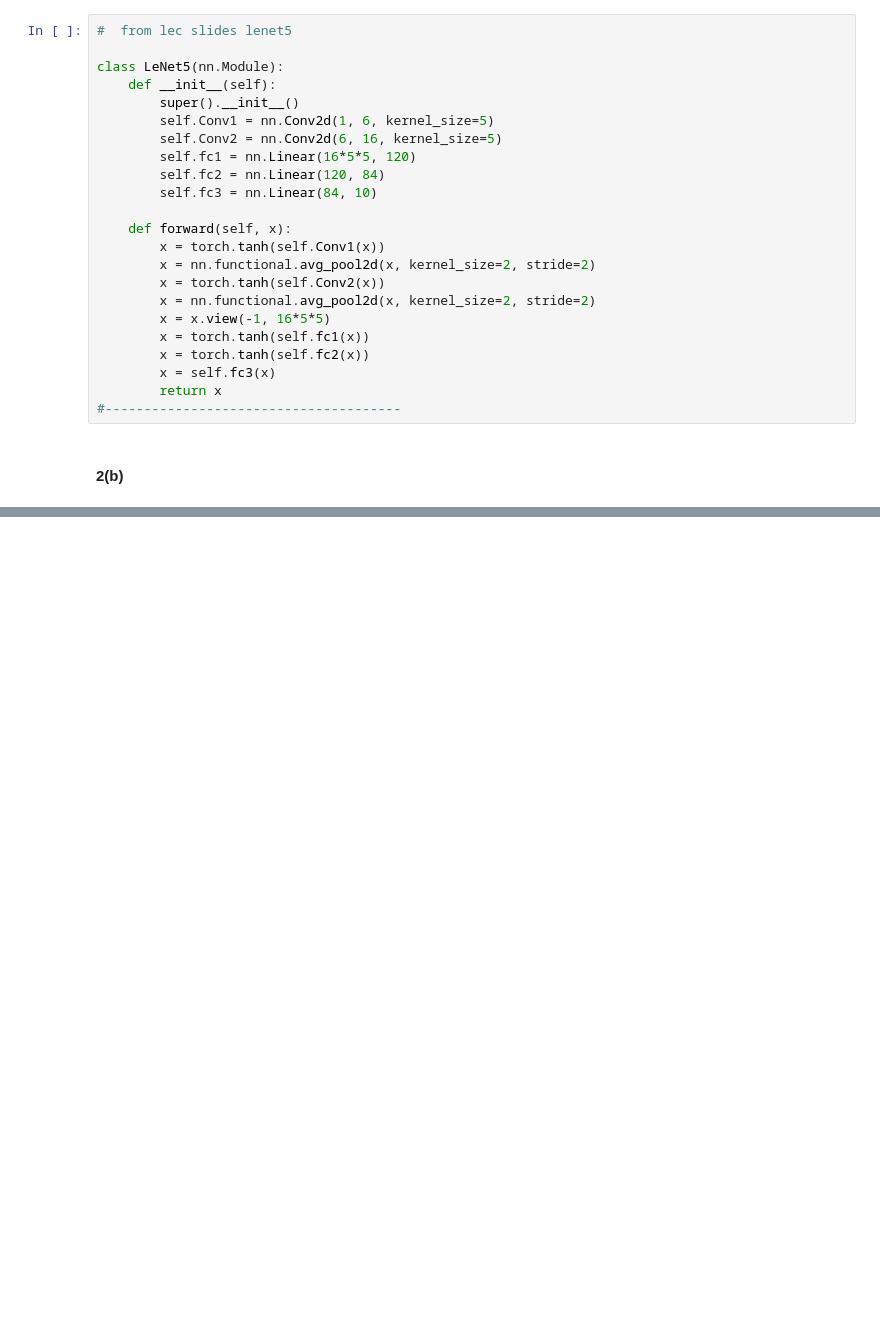
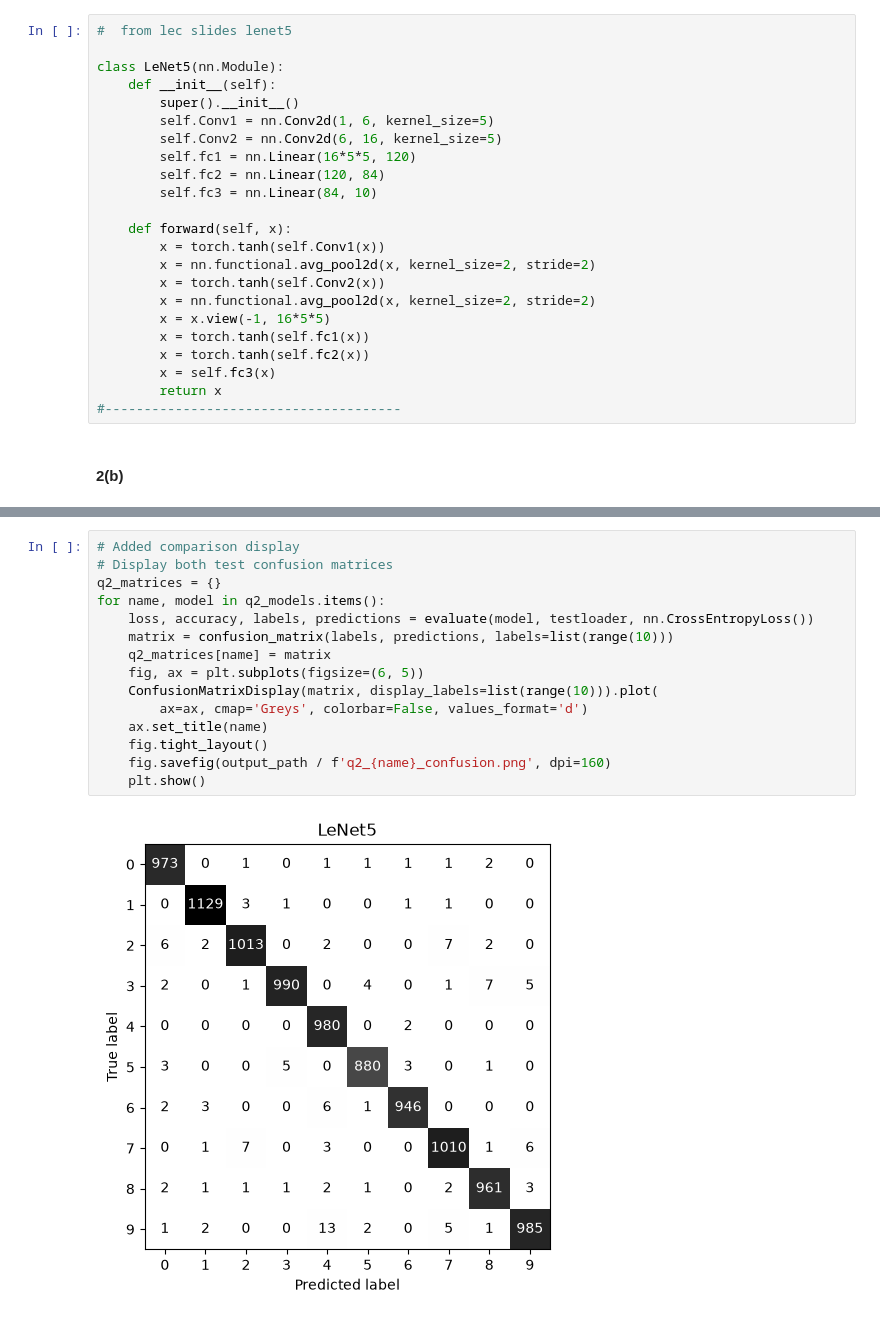
Before and after one commit to Upani-Gunathunga/EN3160-A3-Neural-Networks, a Jupyter notebook: 230218G_AS3_NeuralNetworks.ipynb, the cells around one changed output, grey strips where cells are left out. Cells and saved outputs as stored; diff of their text form; blank space fills up the shorter version.

```diff
--- a/230218G_AS3_NeuralNetworks.ipynb
+++ b/230218G_AS3_NeuralNetworks.ipynb
@@ -406,0 +636,17 @@ class SmallCNN(nn.Module):
+# %%
+# Added comparison display
+# Display both test confusion matrices
+q2_matrices = {}
+for name, model in q2_models.items():
+    loss, accuracy, labels, predictions = evaluate(model, testloader, nn.CrossEntropyLoss())
+    matrix = confusion_matrix(labels, predictions, labels=list(range(10)))
+    q2_matrices[name] = matrix
+    fig, ax = plt.subplots(figsize=(6, 5))
+    ConfusionMatrixDisplay(matrix, display_labels=list(range(10))).plot(
+        ax=ax, cmap='Greys', colorbar=False, values_format='d')
+    ax.set_title(name)
+    fig.tight_layout()
+    fig.savefig(output_path / f'q2_{name}_confusion.png', dpi=160)
+    plt.show()
+# %% [output]
+[figure, added]
```
Also changed, not shown: parts of 12 cells of this notebook.
